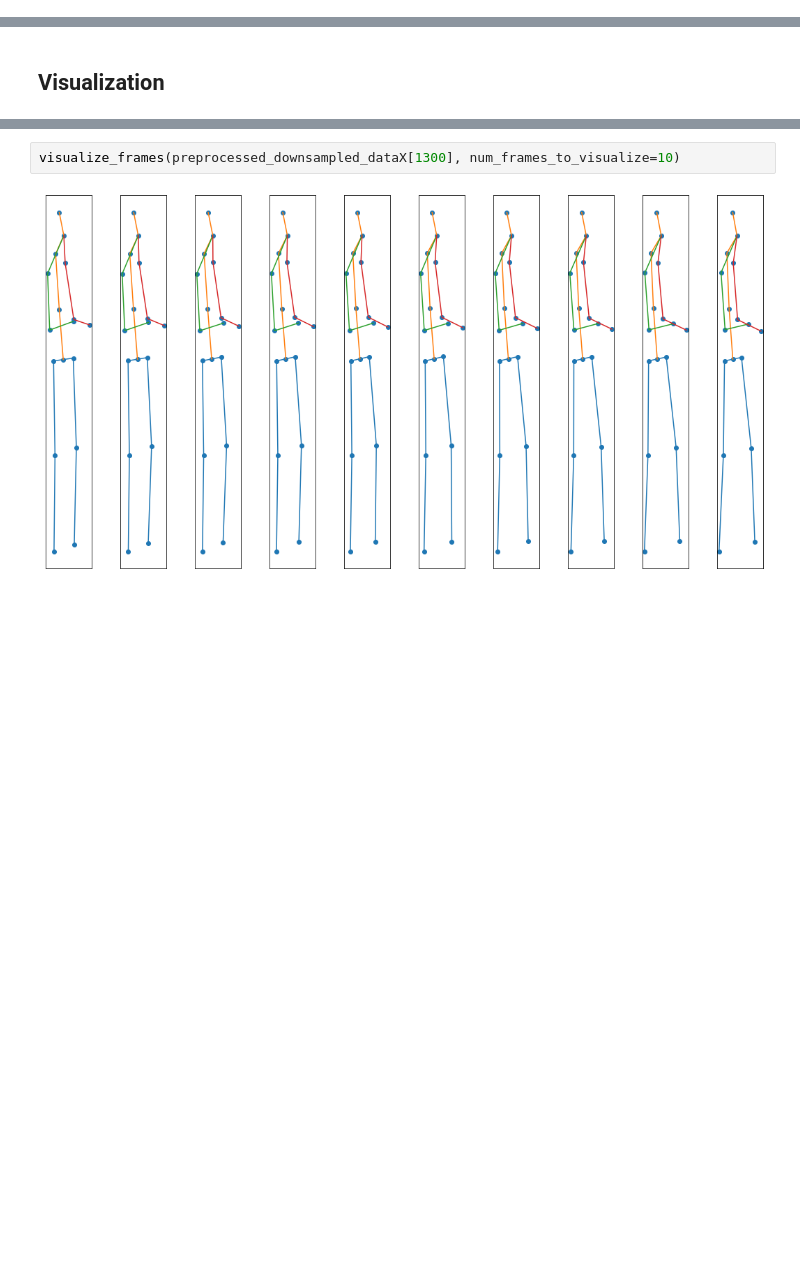
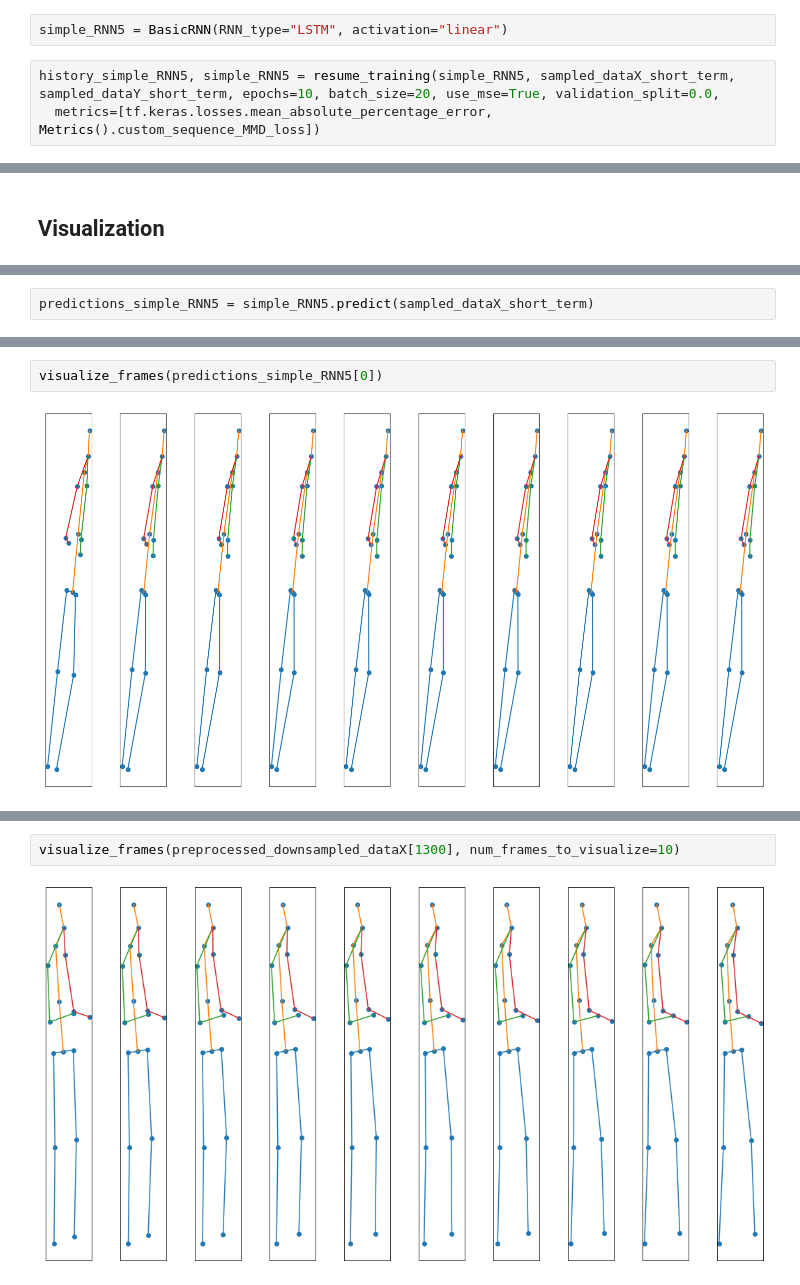
Before and after one commit to IbramMedhat/Human-Motion-Synthesis, a Jupyter notebook: GlocalNet_full_implmentation.ipynb, the cells around one changed output, grey strips where cells are left out. Saved outputs shown, nothing was run; the diff lists cells and outputs as text; blank space fills up the shorter version.

```diff
--- a/GlocalNet_full_implmentation.ipynb
+++ b/GlocalNet_full_implmentation.ipynb
@@ -723,0 +854,5 @@ history_model14, glocal_model14 = run_experiment(preprocessed_downsampled_dataX_
+# %%
+simple_RNN5 = BasicRNN(RNN_type="LSTM", activation="linear")
+# %%
+history_simple_RNN5, simple_RNN5 = resume_training(simple_RNN5, sampled_dataX_short_term, sampled_dataY_short_term, epochs=10, batch_size=20, use_mse=True, validation_split=0.0,
+  metrics=[tf.keras.losses.mean_absolute_percentage_error, Metrics().custom_sequence_MMD_loss])
@@ -725,0 +922,2 @@ history_model14, glocal_model14 = run_experiment(preprocessed_downsampled_dataX_
+# %%
+predictions_simple_RNN5 = simple_RNN5.predict(sampled_dataX_short_term)
@@ -725,0 +954,4 @@ history_model14, glocal_model14 = run_experiment(preprocessed_downsampled_dataX_
+# %%
+visualize_frames(predictions_simple_RNN5[0])
+# %% [output]
+[figure, added]
```
Also changed, not shown: parts of 47 cells of this notebook.
